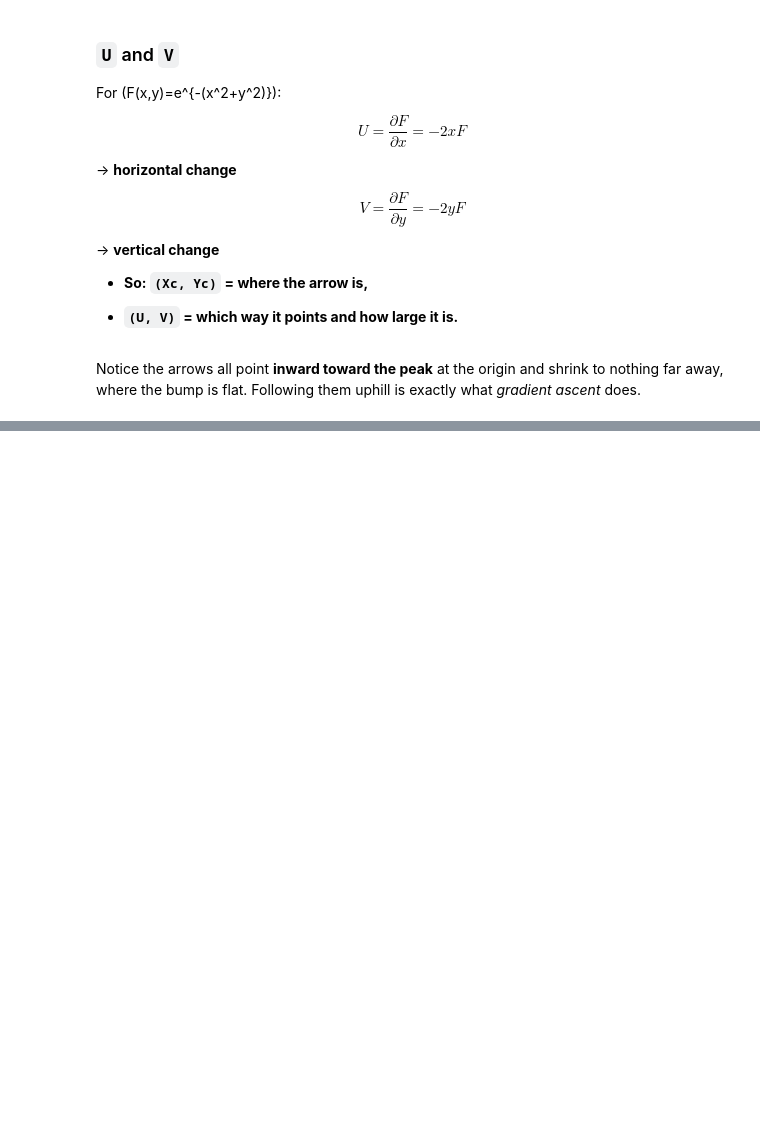
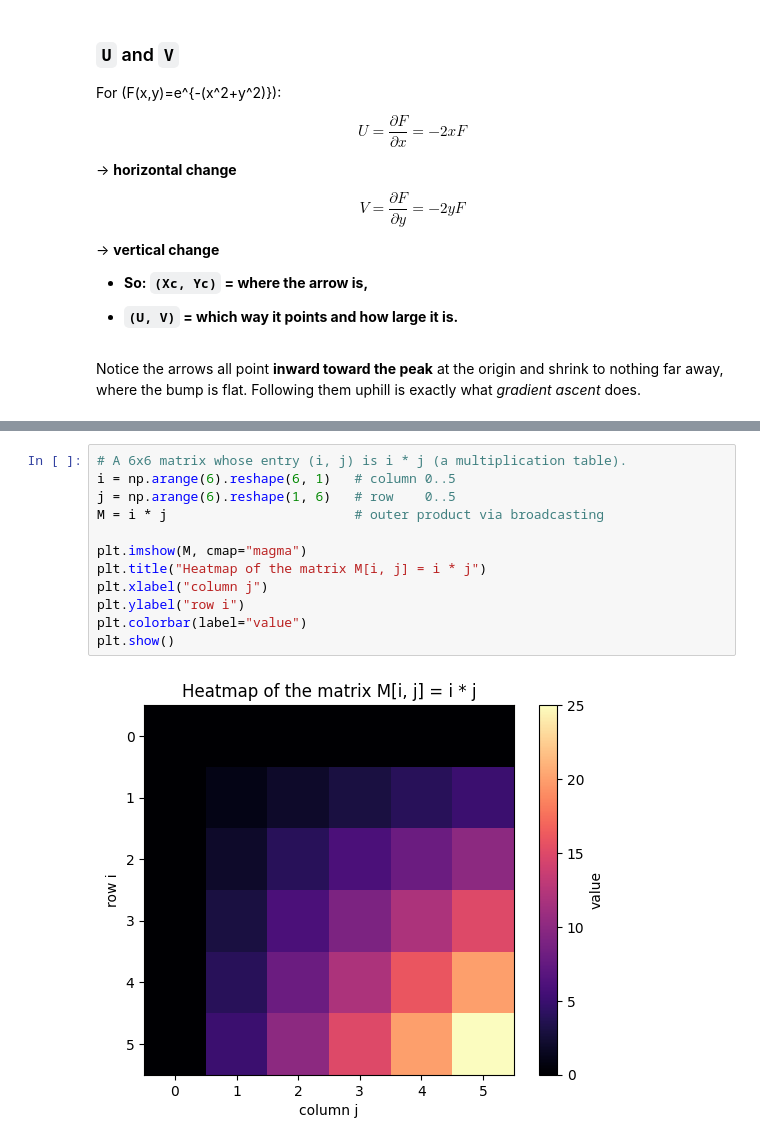
Before and after one commit to JayZeus999/Math-For-ML, a Jupyter notebook: cto-school/02b_surfaces_contours_fields.ipynb, the cells around one changed output, grey strips where cells are left out. Cells and saved outputs as stored; diff of their text form; blank space fills up the shorter version.

Commit message:
Build the heatmap of a matrix

```diff
--- a/cto-school/02b_surfaces_contours_fields.ipynb
+++ b/cto-school/02b_surfaces_contours_fields.ipynb
@@ -178,0 +185,14 @@ what *gradient ascent* does.
+# %%
+# A 6x6 matrix whose entry (i, j) is i * j (a multiplication table).
+i = np.arange(6).reshape(6, 1)   # column 0..5
+j = np.arange(6).reshape(1, 6)   # row    0..5
+M = i * j                        # outer product via broadcasting
+
+plt.imshow(M, cmap="magma")
+plt.title("Heatmap of the matrix M[i, j] = i * j")
+plt.xlabel("column j")
+plt.ylabel("row i")
+plt.colorbar(label="value")
+plt.show()
+# %% [output]
+[figure, added]
```
Also changed, not shown: parts of 1 cell of this notebook.
